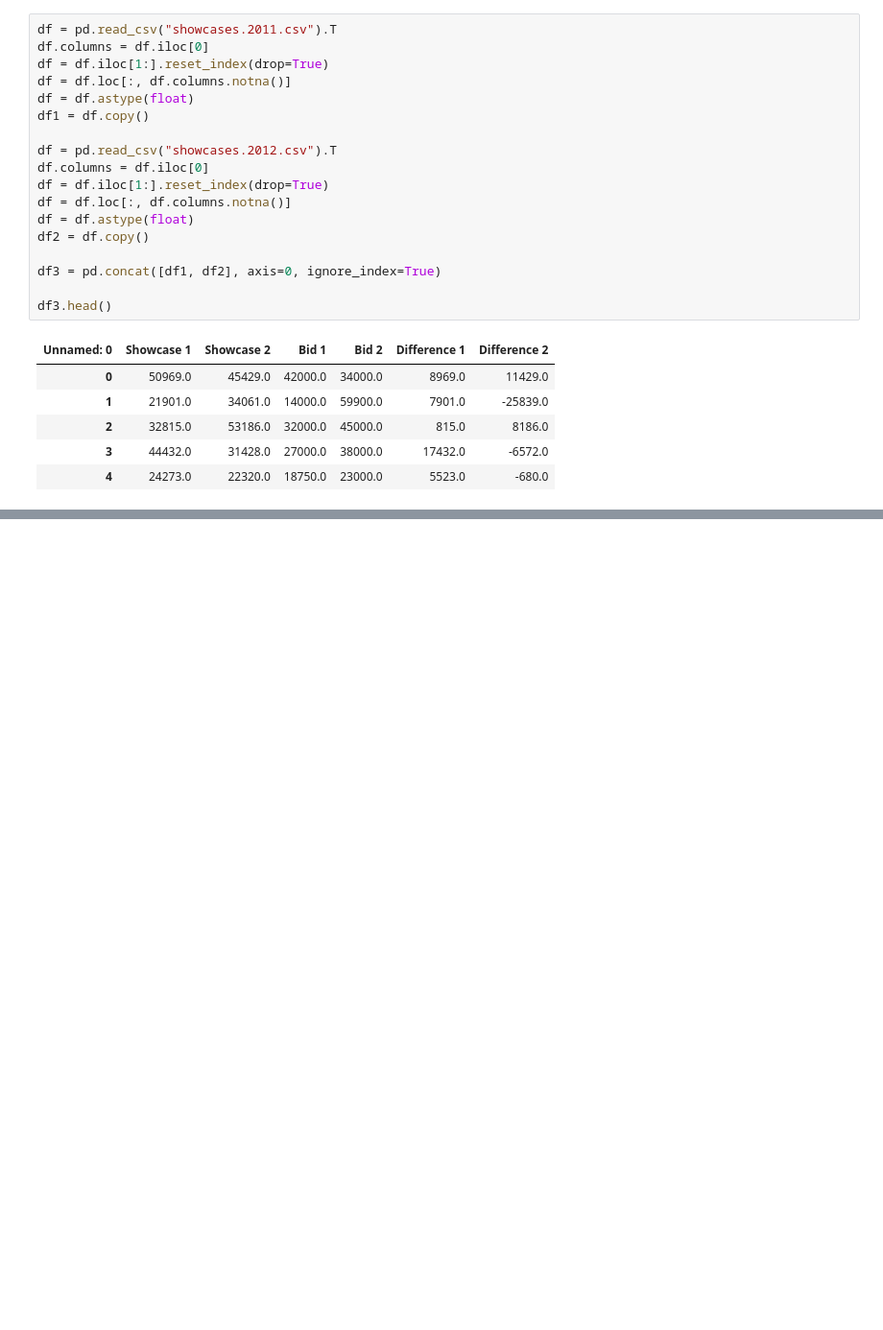
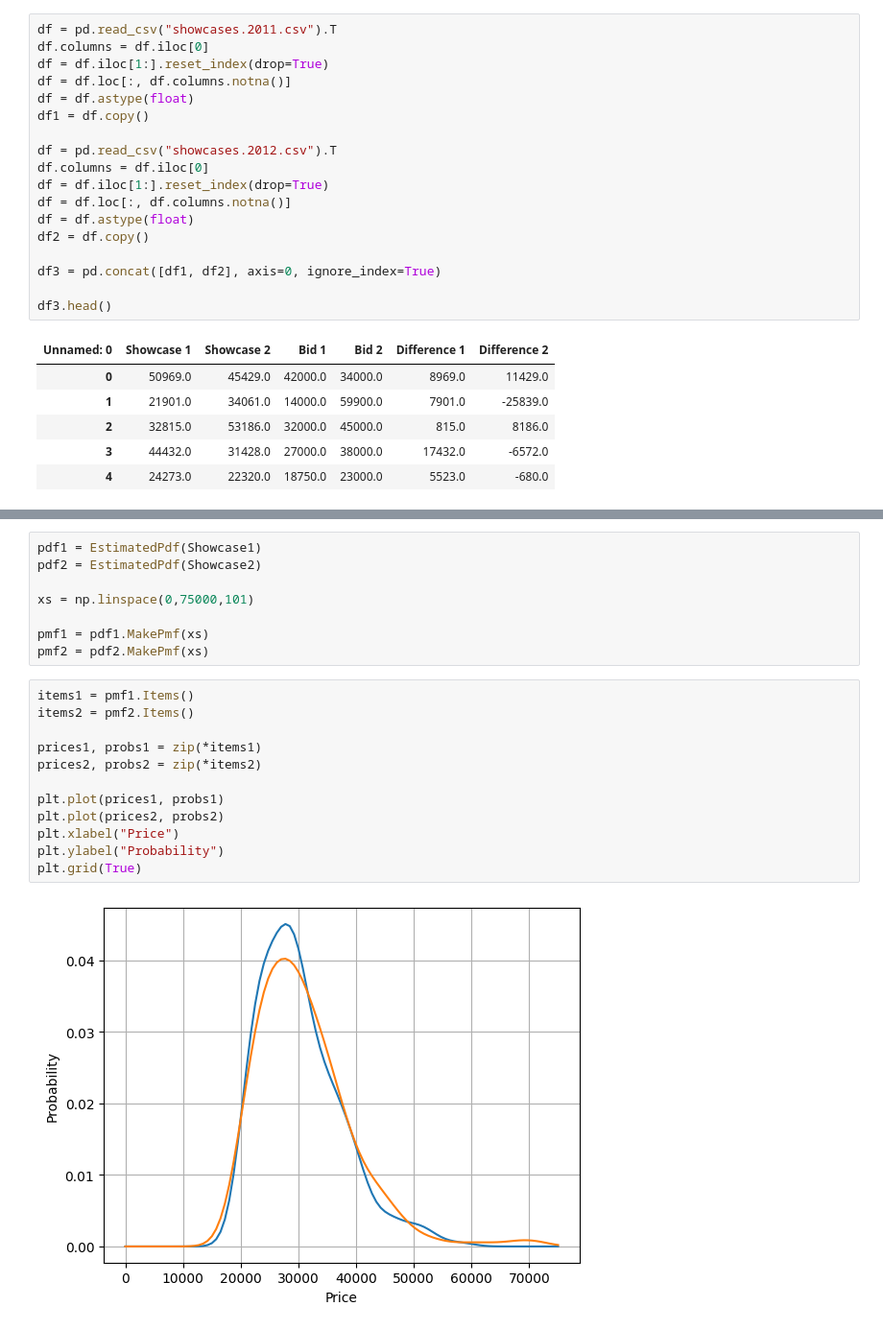
Before and after one commit to HiroshiATakano/ThinkBayes, a Jupyter notebook: 6. 決定分析_検証用.ipynb, the cells around one changed output, grey strips where cells are left out. Shown at 96% size. Saved outputs shown, nothing was run; the diff lists cells and outputs as text; blank space fills up the shorter version.

```diff
--- a/6. 決定分析_検証用.ipynb
+++ b/6. 決定分析_検証用.ipynb
@@ -136,0 +92,22 @@ df3.head()
+# %%
+pdf1 = EstimatedPdf(Showcase1)
+pdf2 = EstimatedPdf(Showcase2)
+
+xs = np.linspace(0,75000,101)
+
+pmf1 = pdf1.MakePmf(xs)
+pmf2 = pdf2.MakePmf(xs)
+# %%
+items1 = pmf1.Items()
+items2 = pmf2.Items()
+
+prices1, probs1 = zip(*items1)
+prices2, probs2 = zip(*items2)
+
+plt.plot(prices1, probs1)
+plt.plot(prices2, probs2)
+plt.xlabel("Price")
+plt.ylabel("Probability")
+plt.grid(True)
+# %% [output]
+[figure, added]
```
Also changed, not shown: parts of 67 cells of this notebook, 15 other files.
